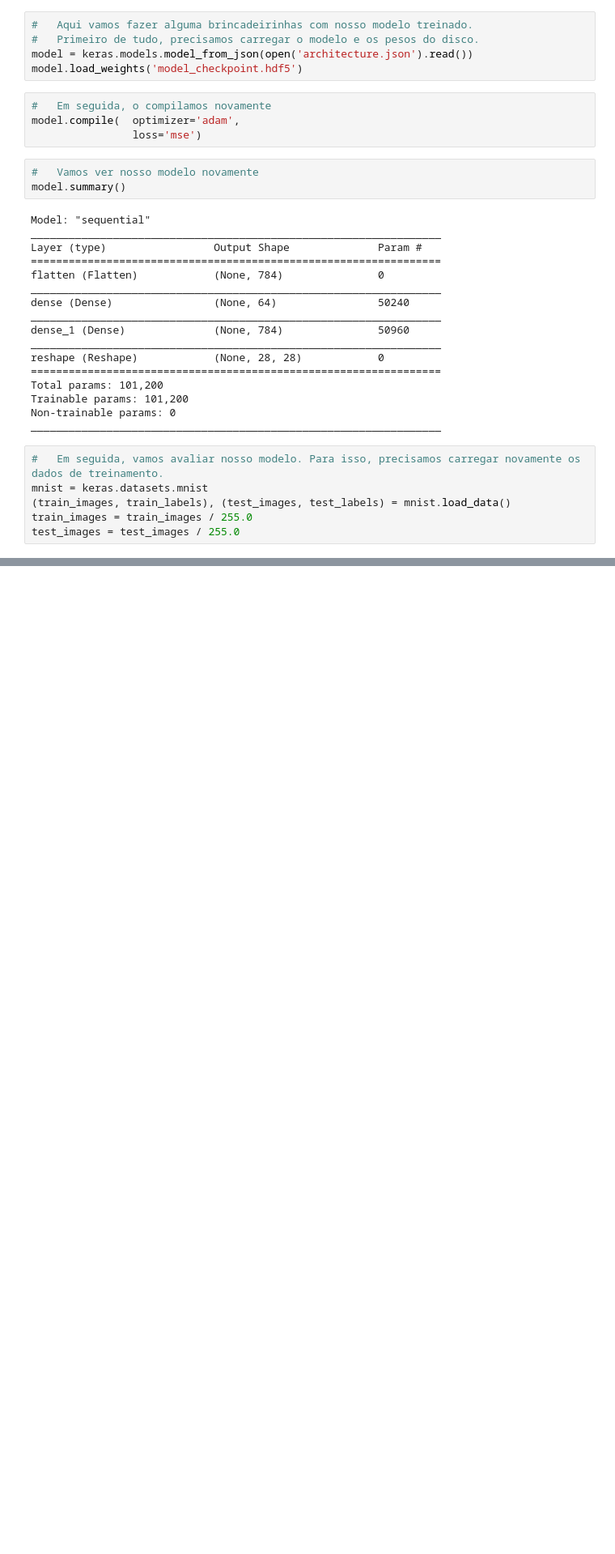
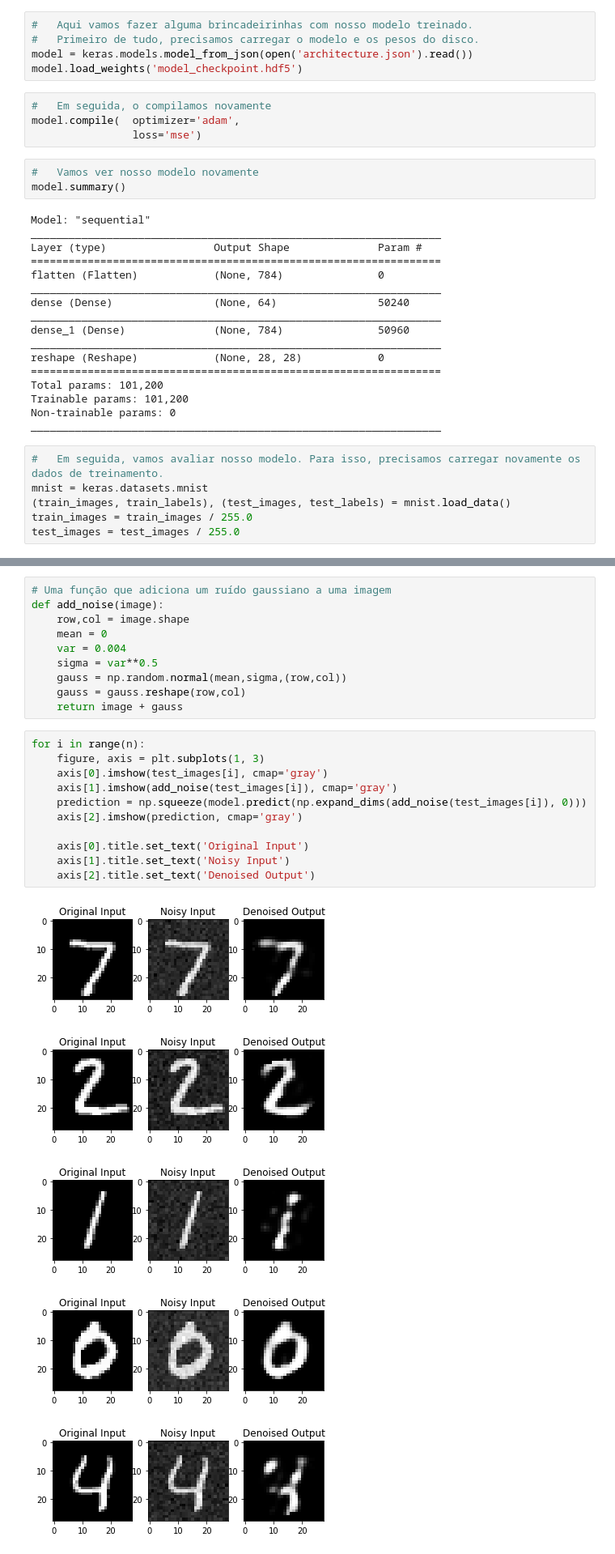
Before and after one commit to ma-ath/tensorflow-studies, a Jupyter notebook: 3 - MNIST Autoencoder/network_evaluate.ipynb, the cells around one changed output, grey strips where cells are left out. Shown: that part at 81% size. Cells and saved outputs as stored; diff of their text form; blank space fills up the shorter version.

Commit message:
Adicionado um exemplo de denoise no código do autoencoder

```diff
--- a/3 - MNIST Autoencoder/network_evaluate.ipynb
+++ b/3 - MNIST Autoencoder/network_evaluate.ipynb
@@ -78,0 +85,27 @@ Reusing TensorBoard on port 6007 (pid 14634), started 0:00:21 ago. (Use '!kill 1
+# %%
+# Uma função que adiciona um ruído gaussiano a uma imagem
+def add_noise(image):
+    row,col = image.shape
+    mean = 0
+    var = 0.004
+    sigma = var**0.5
+    gauss = np.random.normal(mean,sigma,(row,col))
+    gauss = gauss.reshape(row,col)
+    return image + gauss
+# %%
+for i in range(n):
+    figure, axis = plt.subplots(1, 3)
+    axis[0].imshow(test_images[i], cmap='gray')
+    axis[1].imshow(add_noise(test_images[i]), cmap='gray')
+    prediction = np.squeeze(model.predict(np.expand_dims(add_noise(test_images[i]), 0)))
+    axis[2].imshow(prediction, cmap='gray')
+
+    axis[0].title.set_text('Original Input')
+    axis[1].title.set_text('Noisy Input')
+    axis[2].title.set_text('Denoised Output')
+# %% [output]
+[figure, added]
+[figure, added]
+[figure, added]
+[figure, added]
+[figure, added]
```
Also changed, not shown: parts of 4 cells of this notebook, 26 other files.
